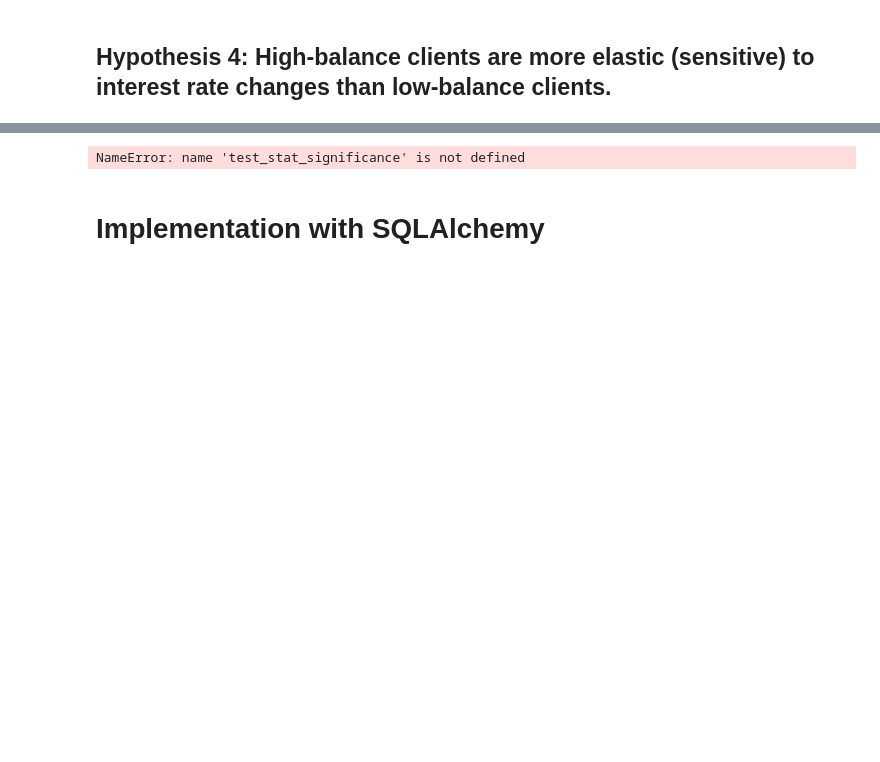
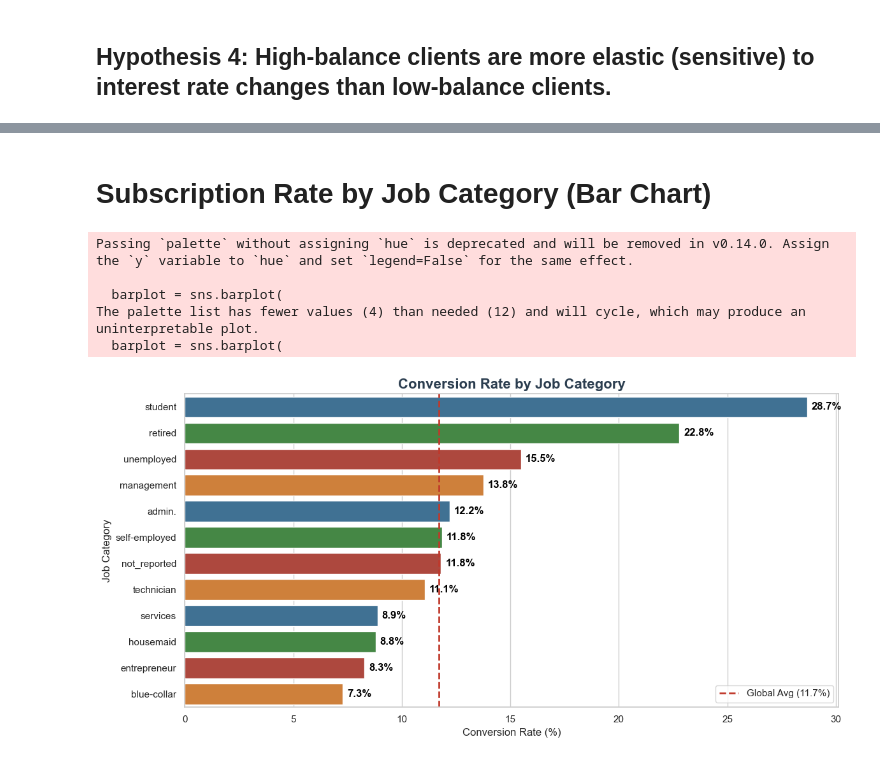
Before and after one commit to DavyN25/NovaData_Consulting_Final, a Jupyter notebook: notebooks/explore_clean_marketing_campaign_dataset.ipynb, the cells around one changed output, grey strips where cells are left out. Cells and saved outputs as stored; diff of their text form; code cells hidden in the pictures; blank space fills up the shorter version.

```diff
--- a/notebooks/explore_clean_marketing_campaign_dataset.ipynb
+++ b/notebooks/explore_clean_marketing_campaign_dataset.ipynb
@@ -87,16 +89,0 @@ plt.show()
-# %%
-# 1. Create the missing 'rate_bin' column
-# We divide the interest rates into 3 categories: Low, Medium, and High
-marketing_campaign_df['rate_bin'] = pd.qcut(marketing_campaign_df['ecb_rate'], q=3, labels=['Low', 'Medium', 'High'])
-
-# 2. (Optional) If you also get a KeyError for 'balance_segment', create it here:
-marketing_campaign_df['balance_segment'] = pd.qcut(marketing_campaign_df['account_balance'], q=3, labels=['Bronze', 'Silver', 'Gold'])
-
-# 3. the statistical test
-test_stat_significance(marketing_campaign_df, 'rate_bin')      # Validates H1
-test_stat_significance(marketing_campaign_df, 'contact_type')  # Validates H3
-test_stat_significance(marketing_campaign_df, 'balance_segment') # Validates H4
-# %% [output]
-NameError: name 'test_stat_significance' is not defined
-# %% [markdown]
-# Implementation with SQLAlchemy
@@ -149,0 +90,52 @@ print("✅ FACT_INTERACTIONS loaded.")
+# %% [markdown]
+# Subscription Rate by Job Category (Bar Chart)
+# %%
+# ==============================================
+# 0. SETUP YOUR CUSTOM COLORS
+# ==============================================
+# Extracted from your uploaded image (Blue, Green, Red, Orange)
+custom_colors = ["#3274A1", "#3A923A", "#C0392B", "#E67E22"]
+sns.set_palette(sns.color_palette(custom_colors))
+sns.set_theme(style="whitegrid")
+
+# ==============================================
+# VIZ 1: Subscription Rate by Job Category (Bar Chart)
+# ==============================================
+
+# A. Prepare Data
+job_stats = marketing_campaign_df.groupby('job_category')['has_subscribed_target'].mean().reset_index()
+job_stats['conversion_rate_pct'] = job_stats['has_subscribed_target'] * 100
+job_stats = job_stats.sort_values('conversion_rate_pct', ascending=False)
+
+# B. Plot
+plt.figure(figsize=(12, 6))
+barplot = sns.barplot(
+    data=job_stats,
+    x='conversion_rate_pct',
+    y='job_category',
+    palette=custom_colors  # Using your custom colors here
+)
+
+# C. Customize
+plt.title('Conversion Rate by Job Category', fontsize=16, fontweight='bold', color='#2C3E50')
+plt.xlabel('Conversion Rate (%)', fontsize=12)
+plt.ylabel('Job Category', fontsize=12)
+
+# Add Global Average Line (Red from your palette)
+global_mean = marketing_campaign_df['has_subscribed_target'].mean() * 100
+plt.axvline(x=global_mean, color=custom_colors[2], linestyle='--', linewidth=2, label=f'Global Avg ({global_mean:.1f}%)')
+plt.legend()
+
+# D. Add Values on Bars
+for i, v in enumerate(job_stats['conversion_rate_pct']):
+    barplot.text(v + 0.2, i, f"{v:.1f}%", color='black', va='center', fontweight='bold')
+
+plt.tight_layout()
+plt.show()
+# %% [output]
+Passing `palette` without assigning `hue` is deprecated and will be removed in v0.14.0. Assign the `y` variable to `hue` and set `legend=False` for the same effect.
+
+  barplot = sns.barplot(
+The palette list has fewer values (4) than needed (12) and will cycle, which may produce an uninterpretable plot.
+  barplot = sns.barplot(
+[figure, added]
```
Also changed, not shown: parts of 19 cells of this notebook.
